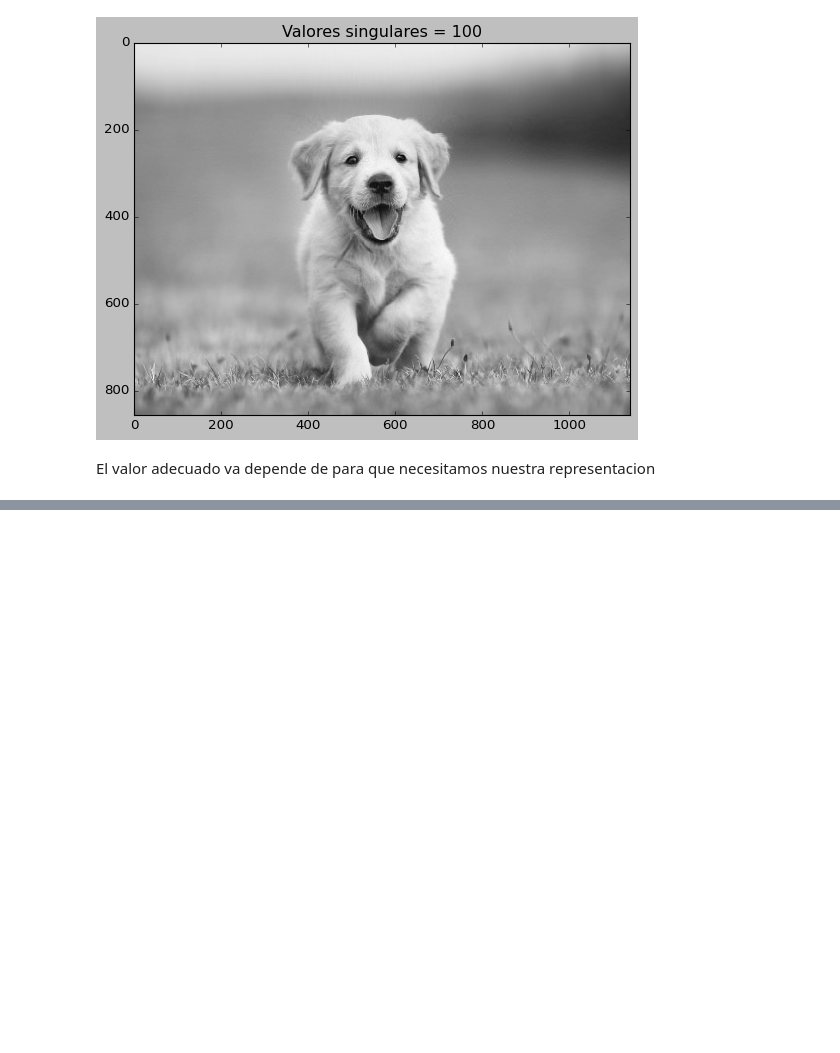
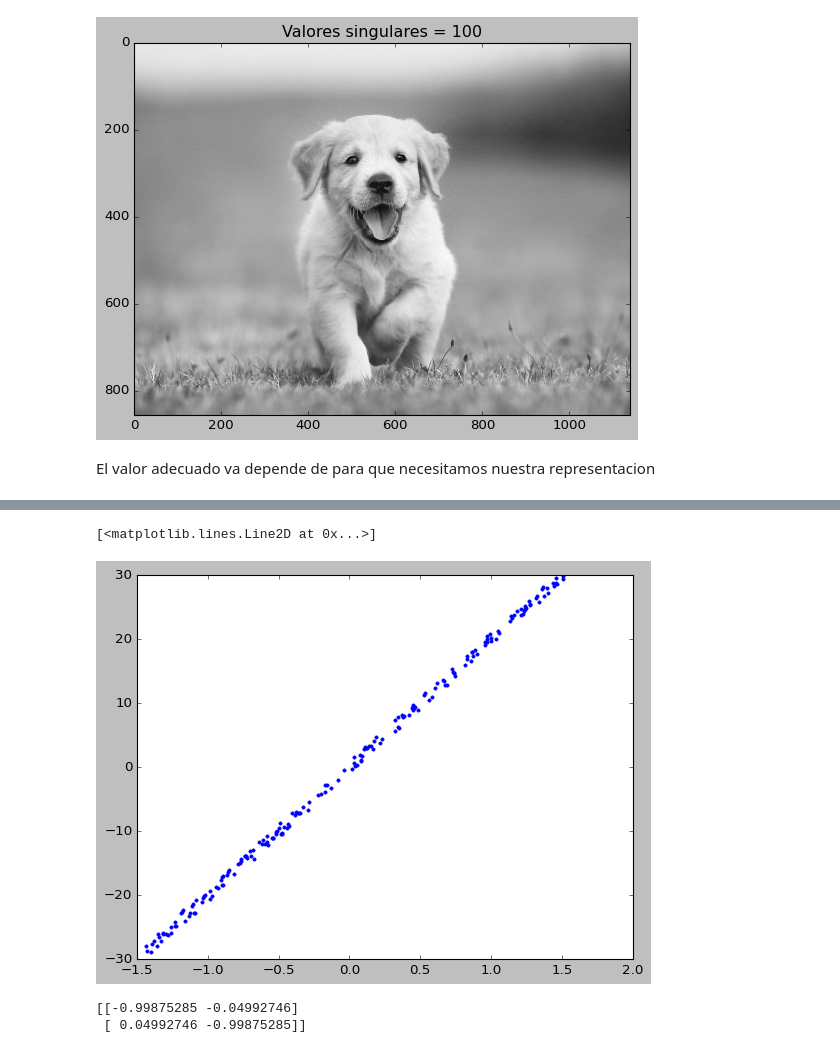
Before and after one commit to Mahonry/LinearAlgebra, a Jupyter notebook: LinearAlgebra.ipynb, the cells around one changed output, grey strips where cells are left out. Saved outputs shown, nothing was run; the diff lists cells and outputs as text; code cells hidden in the pictures; blank space fills up the shorter version.

```diff
--- a/LinearAlgebra.ipynb
+++ b/LinearAlgebra.ipynb
@@ -436,0 +592,12 @@ El valor adecuado va depende de para que necesitamos nuestra representacion
+# %%
+xy_centrado =  xy - np.mean(xy, axis = 0)
+plt.plot(xy_centrado[:,0],xy_centrado[:,1],'.')
+# %% [output]
+[<matplotlib.lines.Line2D at 0x...>]
+[figure, added]
+# %%
+eigenvalores, eigenvectores = np.linalg.eig(xy_centrado.T.dot(xy_centrado))
+print(eigenvectores) #el vector asociado con el eigenvalor mas grande, nos dice la direccion de maxima varianza
+# %% [output]
+[[-0.99875285 -0.04992746]
+ [ 0.04992746 -0.99875285]]
```
Also changed, not shown: parts of 53 cells of this notebook.
